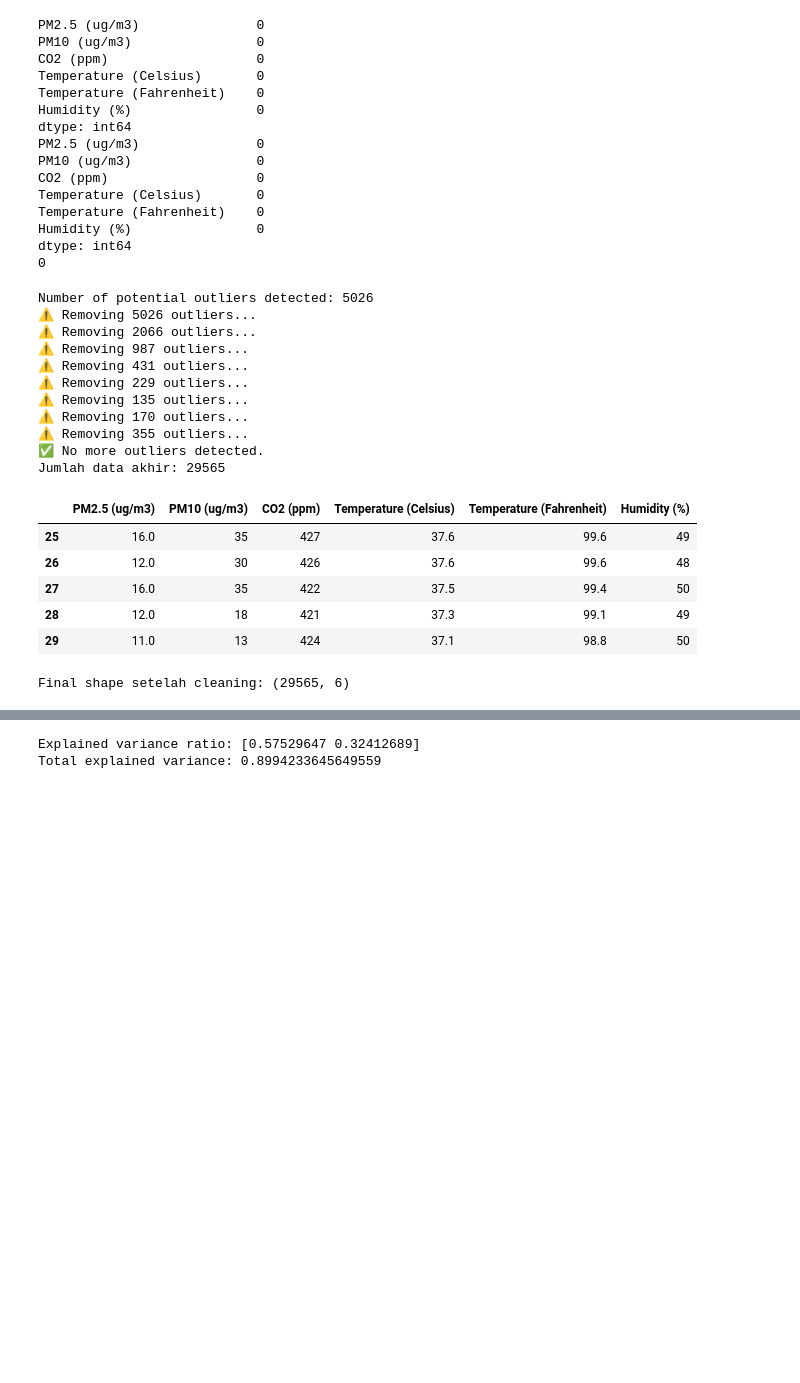
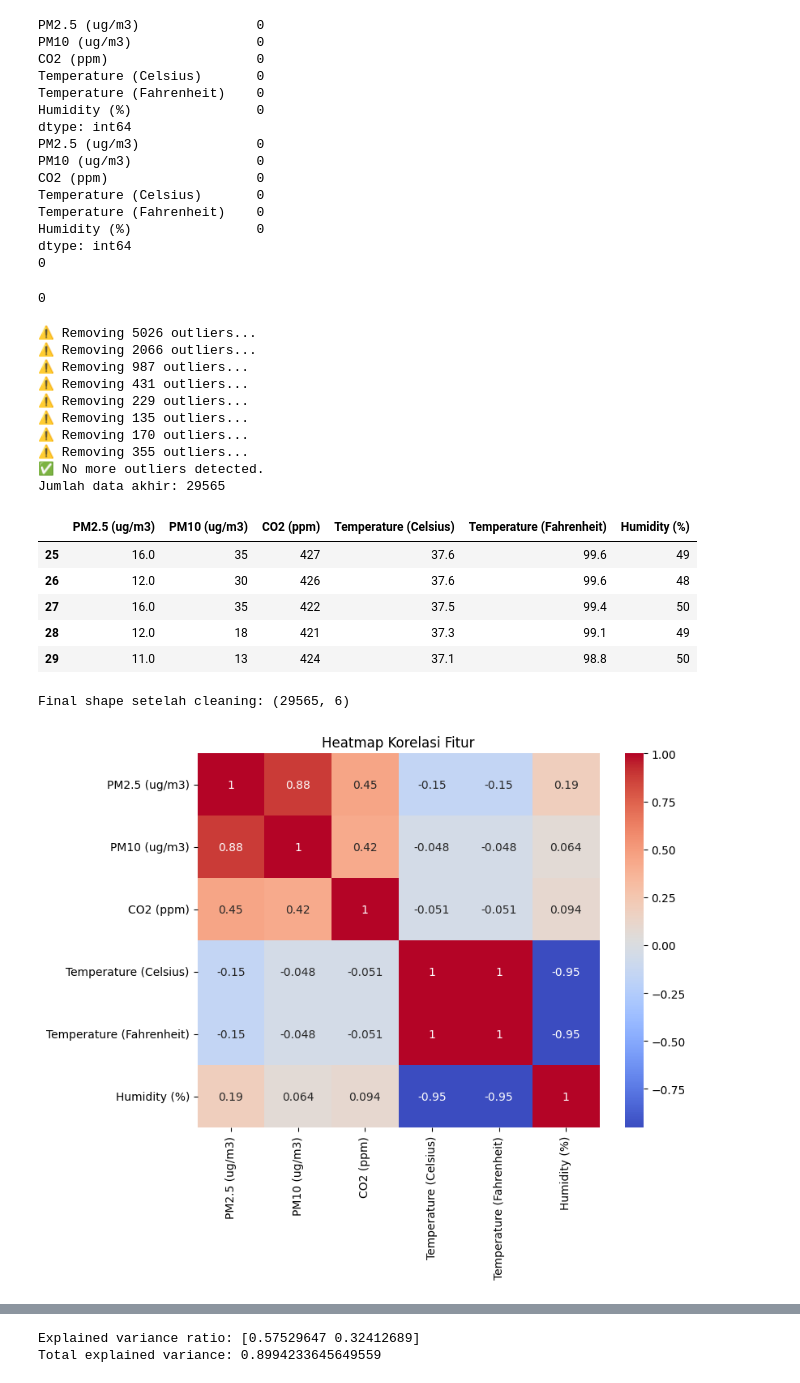
Before and after one commit to muhammadzuama/AirQualityCluster, a Jupyter notebook: fix/kmenas2pca.ipynb, the cells around one changed output, grey strips where cells are left out. Cells and saved outputs as stored; diff of their text form; code cells hidden in the pictures; blank space fills up the shorter version.

```diff
--- a/fix/kmenas2pca.ipynb
+++ b/fix/kmenas2pca.ipynb
@@ -42,18 +42,13 @@ Temperature (Fahrenheit)    0
 Humidity (%)                0
 dtype: int64
 0
+# %%
+data = data.dropna()
+data = data.drop_duplicates()
+data.duplicated().sum()
+# %% [output]
+0
 # %%
-## cek data Oulier
-
-Q1 = data.quantile(0.25)
-Q3 = data.quantile(0.75)
-IQR = Q3 - Q1
-
-lower_bound = Q1 - 1.5 * IQR
-upper_bound = Q3 + 1.5 * IQR
-
-outlier_indices = data[(data < lower_bound) | (data > upper_bound)].dropna(how='all').index
-print(f"Number of potential outliers detected: {len(outlier_indices)}")
 # --- 3. Deteksi & Hapus Outlier (IQR loop) ---
 data_cleaned = data.copy()
 
@@ -79,7 +74,6 @@ while True:
 print(f"Jumlah data akhir: {len(data_cleaned)}")
 display(data_cleaned.head())
 # %% [output]
-Number of potential outliers detected: 5026
 ⚠️ Removing 5026 outliers...
 ⚠️ Removing 2066 outliers...
 ⚠️ Removing 987 outliers...
@@ -100,3 +94,11 @@ Jumlah data akhir: 29565
 print("Final shape setelah cleaning:", data_cleaned.shape)
 # %% [output]
 Final shape setelah cleaning: (29565, 6)
+# %%
+# --- 4. Visualisasi Korelasi ---
+plt.figure(figsize=(8,6))
+sns.heatmap(data_cleaned.corr(), annot=True, cmap='coolwarm')
+plt.title("Heatmap Korelasi Fitur")
+plt.show()
+# %% [output]
+[figure, added]
```
Also changed, not shown: parts of 6 cells of this notebook, 3 other files.
